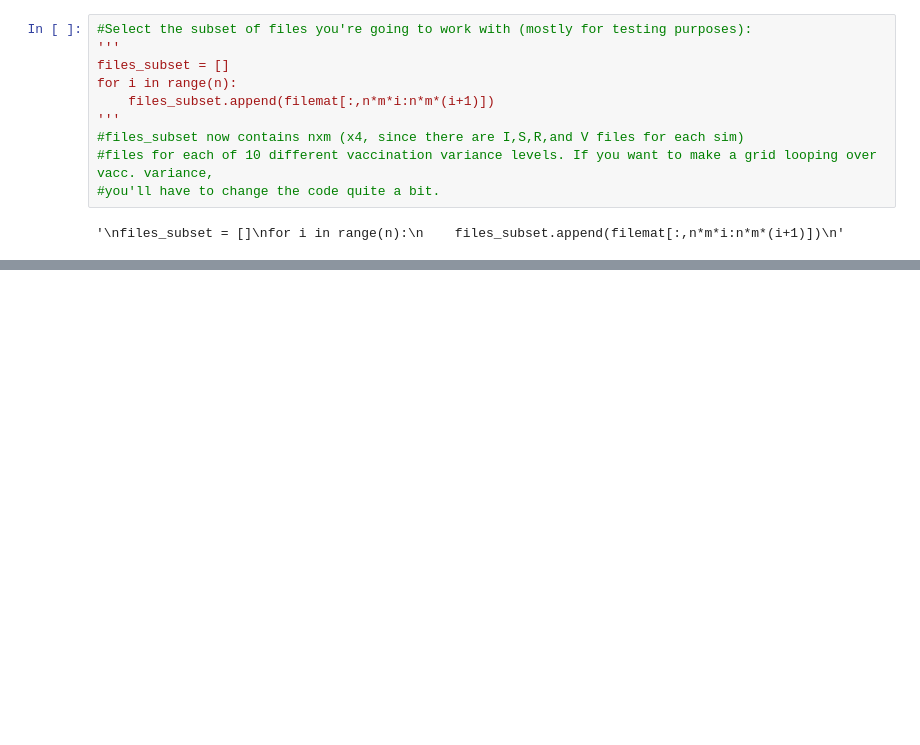
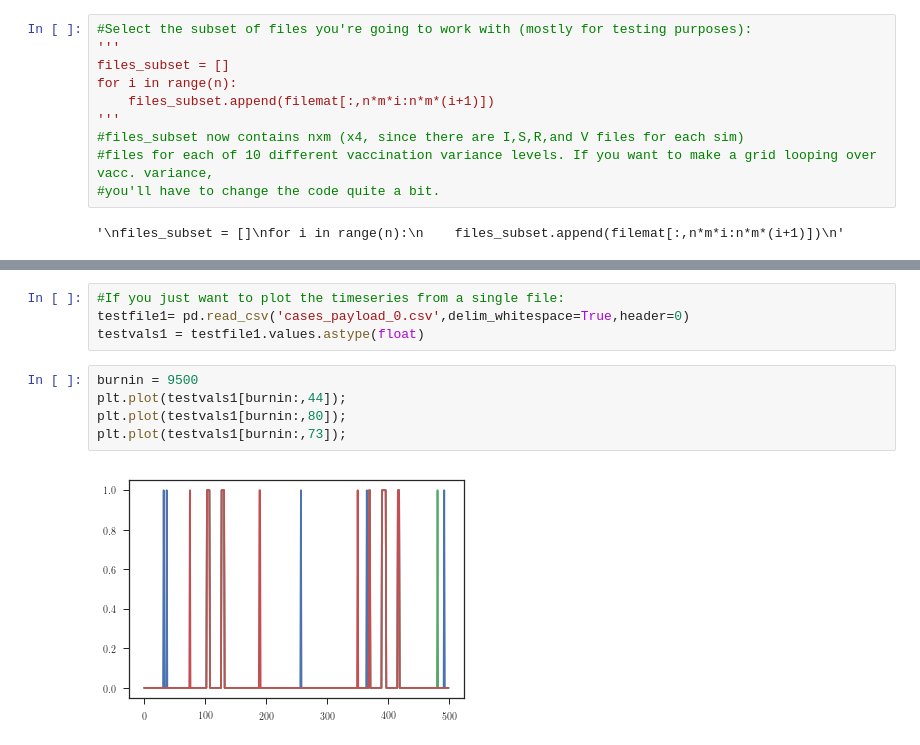
Before and after one commit to lmaesampson/MetaPop, a Jupyter notebook: Code/PostProcLoop.ipynb, the cells around one changed output, grey strips where cells are left out. Drawn from its saved outputs; the diff is of its cells as text; blank space fills up the shorter version.

```diff
--- a/Code/PostProcLoop.ipynb
+++ b/Code/PostProcLoop.ipynb
@@ -254,0 +257,11 @@ fig.tight_layout()
+# %%
+#If you just want to plot the timeseries from a single file:
+testfile1= pd.read_csv('cases_payload_0.csv',delim_whitespace=True,header=0)
+testvals1 = testfile1.values.astype(float)
+# %%
+burnin = 9500
+plt.plot(testvals1[burnin:,44]);
+plt.plot(testvals1[burnin:,80]);
+plt.plot(testvals1[burnin:,73]);
+# %% [output]
+[figure, added]
```
Also changed, not shown: parts of 5 cells of this notebook, 2 other files.
